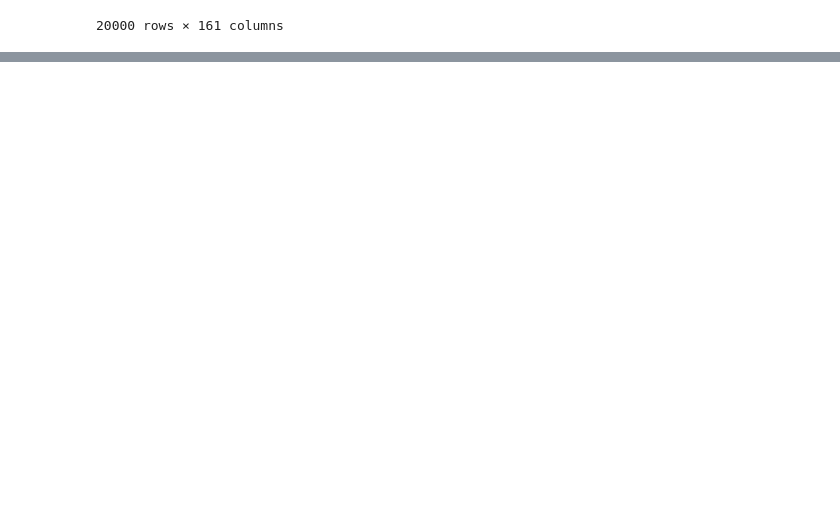
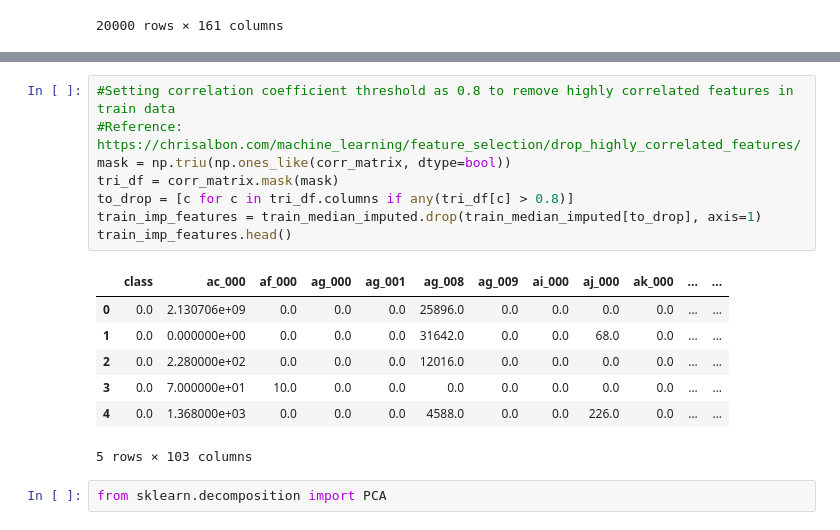
Before and after one commit to ankitsharma6652/Scania-Truck-Failures, a Jupyter notebook: NoteBooks/Untitled.ipynb, the cells around one changed output, grey strips where cells are left out. Cells and saved outputs as stored; diff of their text form; blank space fills up the shorter version.

```diff
--- a/NoteBooks/Untitled.ipynb
+++ b/NoteBooks/Untitled.ipynb
@@ -180,0 +190,18 @@ train_Sampled_Smote
+# %%
+#Setting correlation coefficient threshold as 0.8 to remove highly correlated features in train data
+#Reference: https://chrisalbon.com/machine_learning/feature_selection/drop_highly_correlated_features/
+mask = np.triu(np.ones_like(corr_matrix, dtype=bool))
+tri_df = corr_matrix.mask(mask)
+to_drop = [c for c in tri_df.columns if any(tri_df[c] > 0.8)]
+train_imp_features = train_median_imputed.drop(train_median_imputed[to_drop], axis=1)
+train_imp_features.head()
+# %% [output]
+|  | class | ac_000 | af_000 | ag_000 | ag_001 | ag_008 | ag_009 | ai_000 | aj_000 | ak_000 | ... | ... |
+| 0 | 0.0 | 2.130706e+09 | 0.0 | 0.0 | 0.0 | 25896.0 | 0.0 | 0.0 | 0.0 | 0.0 | ... | ... |
+| 1 | 0.0 | 0.000000e+00 | 0.0 | 0.0 | 0.0 | 31642.0 | 0.0 | 0.0 | 68.0 | 0.0 | ... | ... |
+| 2 | 0.0 | 2.280000e+02 | 0.0 | 0.0 | 0.0 | 12016.0 | 0.0 | 0.0 | 0.0 | 0.0 | ... | ... |
+| 3 | 0.0 | 7.000000e+01 | 10.0 | 0.0 | 0.0 | 0.0 | 0.0 | 0.0 | 0.0 | 0.0 | ... | ... |
+| 4 | 0.0 | 1.368000e+03 | 0.0 | 0.0 | 0.0 | 4588.0 | 0.0 | 0.0 | 226.0 | 0.0 | ... | ... |
+5 rows × 103 columns
+# %%
+from sklearn.decomposition import PCA
```
Also changed, not shown: parts of 8 cells of this notebook, 6 other files.
